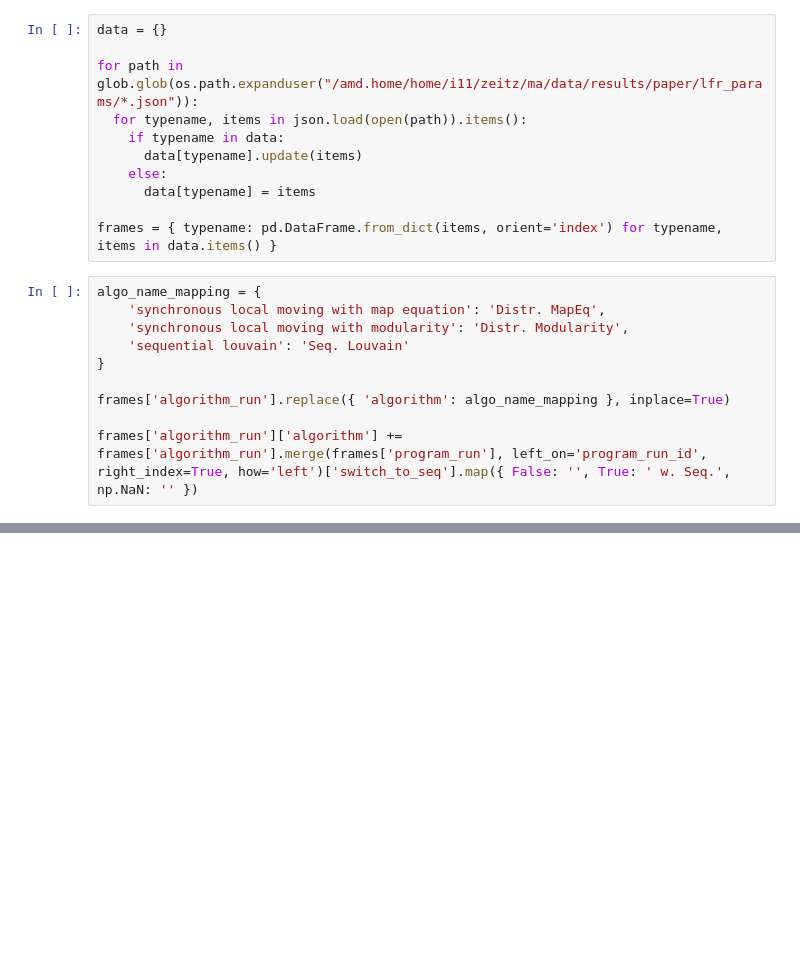
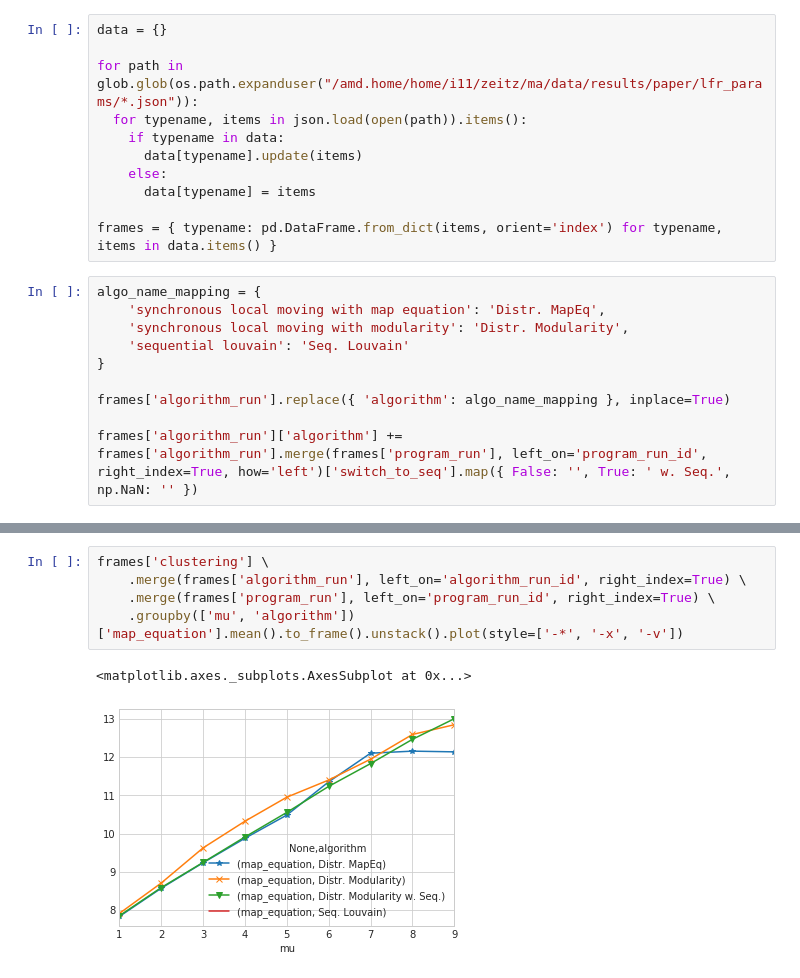
Before and after one commit to kit-algo/distributed_clustering_thrill, a Jupyter notebook: analysis/Paper - Quality.ipynb, the cells around one changed output, grey strips where cells are left out. Saved outputs shown, nothing was run; the diff lists cells and outputs as text; blank space fills up the shorter version.

```diff
--- a/analysis/Paper - Quality.ipynb
+++ b/analysis/Paper - Quality.ipynb
@@ -74,0 +101,8 @@ data/results/paper/lfr_params//dlslm_with_seq/graph_g2_b1_m0.run0.part
+# %%
+frames['clustering'] \
+    .merge(frames['algorithm_run'], left_on='algorithm_run_id', right_index=True) \
+    .merge(frames['program_run'], left_on='program_run_id', right_index=True) \
+    .groupby(['mu', 'algorithm'])['map_equation'].mean().to_frame().unstack().plot(style=['-*', '-x', '-v'])
+# %% [output]
+<matplotlib.axes._subplots.AxesSubplot at 0x...>
+[figure, added]
```
Also changed, not shown: parts of 5 cells of this notebook, 1 other file.
